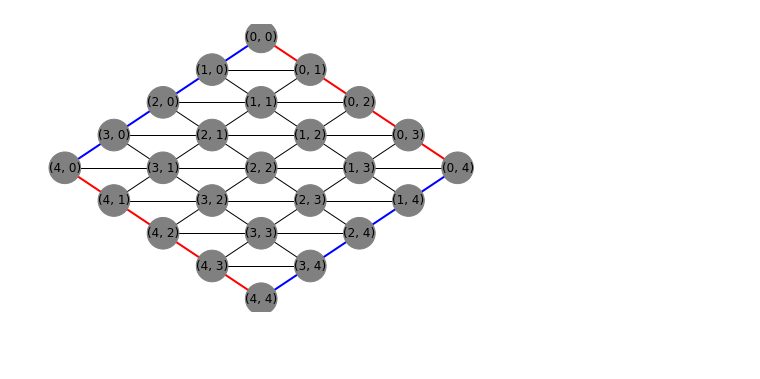
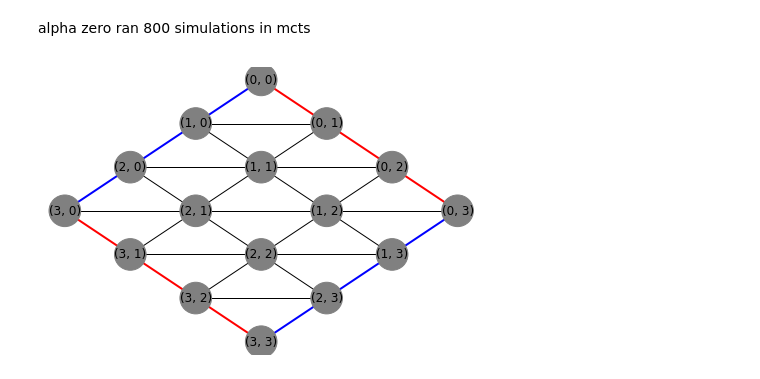
Before and after one commit to AndersBjelland/IT3105_Project2, a Jupyter notebook: Demo.ipynb, the cells around one changed output. Cells and saved outputs as stored; diff of their text form; code cells hidden in the pictures; blank space fills up the shorter version.

```diff
--- a/Demo.ipynb
+++ b/Demo.ipynb
@@ -1,9 +14,10 @@
 # %%
 # our code
 from src import *
+# %% [markdown]
+alpha zero ran 800 simulations in mcts
 # %%
-hex = Hex((5,5))
-hex.make_acton
+hex = Hex((4,4))
 hex.display_board()
 # %% [output]
-[figure, old version]
+[figure, new version]
```
Also changed, not shown: parts of 18 cells of this notebook.
